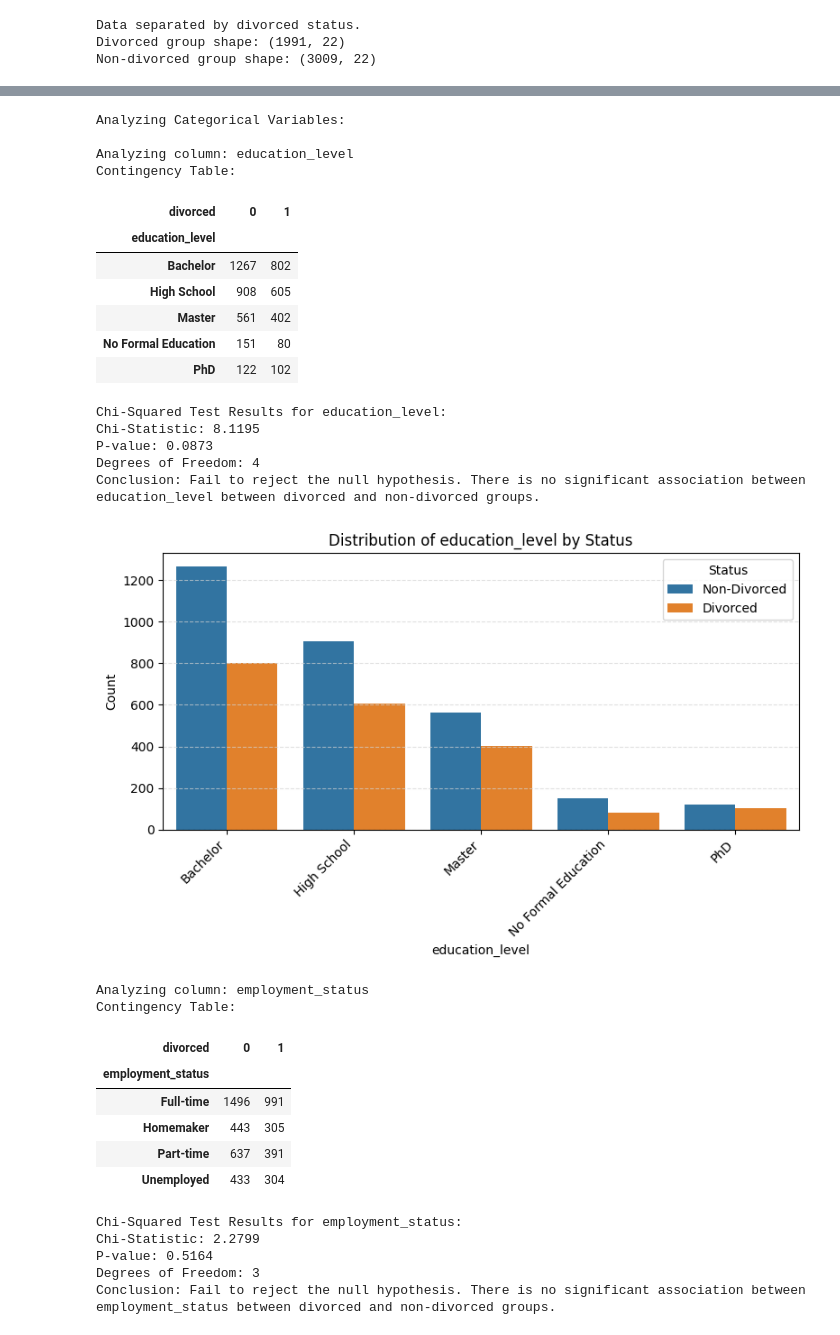
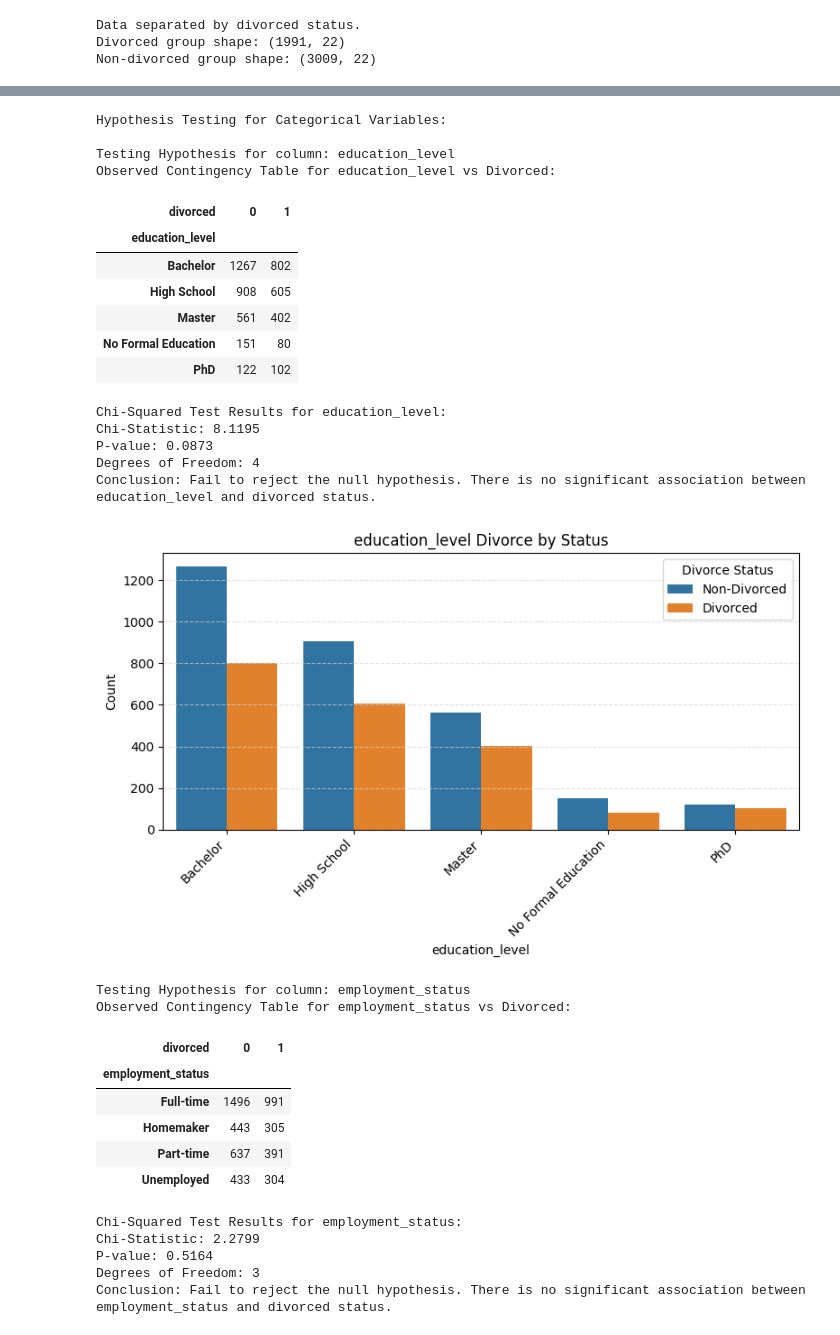
Before and after one commit to Rodrigu87/Module-2-Project-CAS-UniBe, a Jupyter notebook: Divorce_Study.ipynb, the cells around one changed output, grey strips where cells are left out. Saved outputs shown, nothing was run; the diff lists cells and outputs as text; code cells hidden in the pictures.

```diff
--- a/Divorce_Study.ipynb
+++ b/Divorce_Study.ipynb
@@ -421,24 +421,25 @@ Conclusion: Reject the null hypothesis. The data in the non-divorced group is li
 # %%
-# Analyze Categorical Variables with Chi-Squared Test and Bar Plots
+# Hypothesis Testing for Categorical Variables
+# Using Chi-Squared Test and Bar Plots
 
 from scipy.stats import chi2_contingency
 import matplotlib.pyplot as plt
 import seaborn as sns
 
-print("Analyzing Categorical Variables:")
+print("Hypothesis Testing for Categorical Variables:")
 
 # Use the categorical_cols identified earlier
 for col in categorical_cols:
-    print(f"\nAnalyzing column: {col}")
+    print(f"\nTesting Hypothesis for column: {col}")
 
     # Create a contingency table
     contingency_table = pd.crosstab(df_copy[col], df_copy['divorced'])
-    print("Contingency Table:")
+    print(f"Observed Contingency Table for {col} vs Divorced:")
     display(contingency_table)
 
-    # Perform Chi-Squared Test
-    # Null Hypothesis (H0): There is no significant association between {col} and divorced status.
-    # Working Hypothesis (H1): There is a significant association between {col} and divorced status.
+    # Chi-Squared Test
+    # Null Hypothesis (H0): No association between {col} and divorced status.
+    # Alternative Hypothesis (H1): There is a association.
     chi2, p, dof, expected = chi2_contingency(contingency_table)
 
     print(f"\nChi-Squared Test Results for {col}:")
@@ -446,43 +447,43 @@ for col in categorical_cols:
     print(f"P-value: {p:.4f}")
     print(f"Degrees of Freedom: {dof}")
 
     alpha = 0.05
     if p < alpha:
         print(f"Conclusion: Reject the null hypothesis. There is a significant association between {col} and divorced status.")
     else:
-        print(f"Conclusion: Fail to reject the null hypothesis. There is no significant association between {col} between divorced and non-divorced groups.")
+        print(f"Conclusion: Fail to reject the null hypothesis. There is no significant association between {col} and divorced status.")
 
     # Visualize with Bar Plot
     plt.figure(figsize=(8, 5))
     sns.countplot(data=df_copy, x=col, hue='divorced', order=df_copy[col].value_counts().index)
-    plt.title(f'Distribution of {col} by Status')
+    plt.title(f'{col} Divorce by Status')
     plt.xlabel(col)
     plt.ylabel('Count')
     plt.xticks(rotation=45, ha='right')
-    plt.legend(title='Status', labels=['Non-Divorced', 'Divorced']) # Update legend labels and title
+    plt.legend(title='Divorce Status', labels=['Non-Divorced', 'Divorced']) # Update legend labels and title
     plt.grid(axis='y', linestyle='--', alpha=0.7, color='lightgray')
     plt.tight_layout()
     plt.show()
 # %% [output]
-Analyzing Categorical Variables:
+Hypothesis Testing for Categorical Variables:
 
-Analyzing column: education_level
-Contingency Table:
+Testing Hypothesis for column: education_level
+Observed Contingency Table for education_level vs Divorced:
 | divorced | 0 | 1 |
 | education_level |  |  |
 | Bachelor | 1267 | 802 |
 | High School | 908 | 605 |
 | Master | 561 | 402 |
 | No Formal Education | 151 | 80 |
 | PhD | 122 | 102 |
 Chi-Squared Test Results for education_level:
 Chi-Statistic: 8.1195
 P-value: 0.0873
 Degrees of Freedom: 4
-Conclusion: Fail to reject the null hypothesis. There is no significant association between education_level between divorced and non-divorced groups.
+Conclusion: Fail to reject the null hypothesis. There is no significant association between education_level and divorced status.
-[figure, old version]
+[figure, new version]
-Analyzing column: employment_status
-Contingency Table:
+Testing Hypothesis for column: employment_status
+Observed Contingency Table for employment_status vs Divorced:
 | divorced | 0 | 1 |
 | employment_status |  |  |
 | Full-time | 1496 | 991 |
@@ -493,4 +494,4 @@ Chi-Squared Test Results for employment_status:
 Chi-Statistic: 2.2799
 P-value: 0.5164
 Degrees of Freedom: 3
-Conclusion: Fail to reject the null hypothesis. There is no significant association between employment_status between divorced and non-divorced groups.
+Conclusion: Fail to reject the null hypothesis. There is no significant association between employment_status and divorced status.
```
Also changed, not shown: parts of 5 cells of this notebook.
